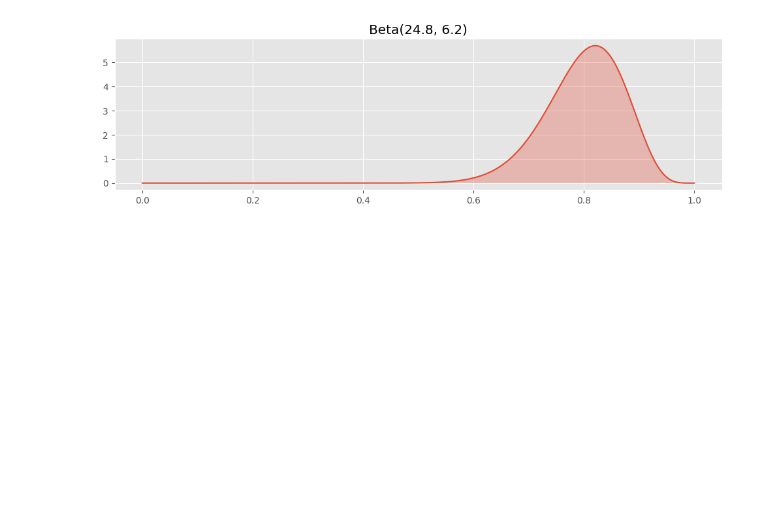
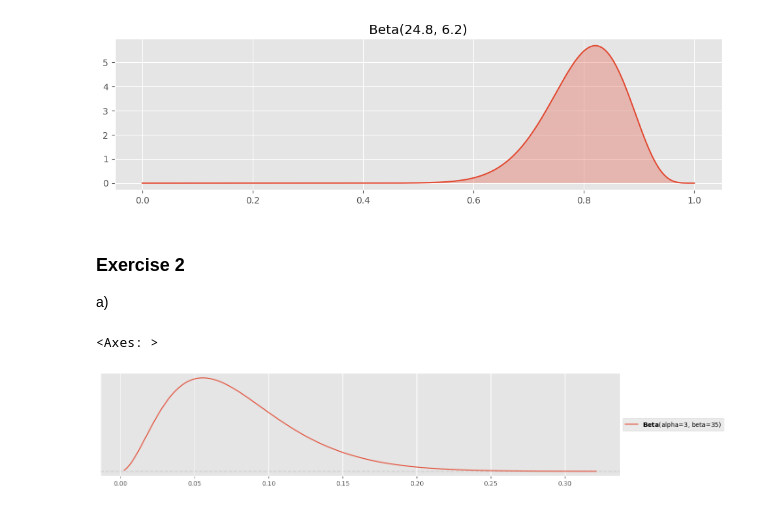
Before and after one commit to dave1b/TSM_BayMachLe, a Jupyter notebook: 02_week/week2_beta_distribution.ipynb, the cells around one changed output. Drawn from its saved outputs; the diff is of its cells as text; code cells hidden in the pictures; blank space fills up the shorter version.

```diff
--- a/02_week/week2_beta_distribution.ipynb
+++ b/02_week/week2_beta_distribution.ipynb
@@ -94,2 +98,15 @@ plot_beta(24.8,6.2)
 # %% [output]
 [figure]
+# %% [markdown]
+### Exercise 2
+
+a)
+# %%
+plt.rcParams["figure.figsize"] = (15, 3)
+
+alpha_heidi = 3
+beta_heidi = 35
+pz.Beta(alpha=alpha_heidi, beta=beta_heidi).plot_pdf()
+# %% [output]
+<Axes: >
+[figure, added]
```
Also changed, not shown: parts of 35 cells of this notebook.
